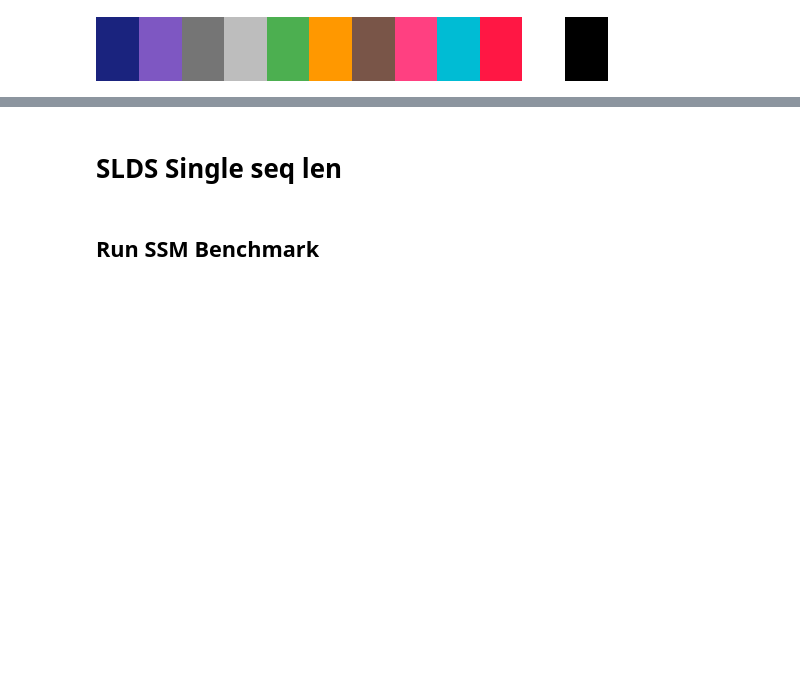
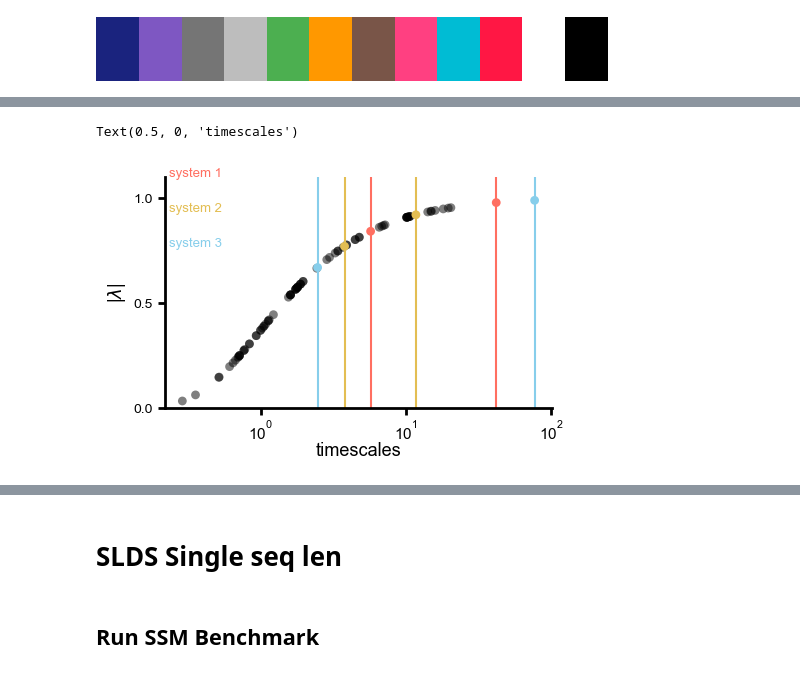
Before and after one commit to elliottabe/TiDHy, a Jupyter notebook: TiDHy_Figures02.ipynb, the cells around one changed output, grey strips where cells are left out. Cells and saved outputs as stored; diff of their text form; code cells hidden in the pictures; blank space fills up the shorter version.

```diff
--- a/TiDHy_Figures02.ipynb
+++ b/TiDHy_Figures02.ipynb
@@ -710,41 +735,53 @@ cbar.ax.tick_params(width=1,which="major")
 # %%
 # Trade off plot between accuracy of reconstruction and correct identification of unique timescales
 # %%
-###### Single Temporal Window Size timescales #####
-fig, axs = plt.subplots(1,1,figsize=(4,1))
+fig, axs = plt.subplots(1,1,figsize=(5,3))
 ax = axs
 dts = 1/len(np.unique(full_state_z))
 y_ranges=np.repeat([[0,1]],3,axis=0)
-timescales_As = np.real(np.log(np.linalg.eigvals(As)))[:,:,0].reshape(-1)
+timescales_As = 1/np.abs(np.real(np.log(np.linalg.eigvals(As)))[:,:,0].reshape(-1))
+evals_As = np.linalg.eigvals(As)[:,:,0].reshape(-1)
 R_bar = result_dict['{}'.format(seq_len[ts])]['R_bar'].reshape(-1,result_dict['{}'.format(seq_len[ts])]['R_bar'].shape[-1])
 R_hat = result_dict['{}'.format(seq_len[ts])]['R_hat'].reshape(-1,result_dict['{}'.format(seq_len[ts])]['R_hat'].shape[-1])
-R2_hat = result_dict['{}'.format(seq_len[ts])]['R2_hat'].reshape(-1,result_dict['{}'.format(seq_len[ts])]['R2_hat'].shape[-1])
 Uhat_all = []
-for p in range(ssm_params.Nlds):
-    for state in range(ssm_params.n_disc_states):
-        rhat2 = R2_hat[np.where(full_state_z==state)[0],:]
-        Uhat_0 = np.linalg.inv(rhat2[:-1].T@rhat2[:-1])@rhat2[:-1].T@rhat2[1:]
-        Uhat_all.append(Uhat_0)
+for state in range(len(np.unique(full_state_z))):
+    rhat2 = R_hat[np.where(full_state_z==state)[0],:]
+    Uhat_0 = np.linalg.inv(rhat2[:-1].T@rhat2[:-1])@rhat2[:-1].T@rhat2[1:]
+    Uhat_all.append(Uhat_0)
+
+# for p in range(ssm_params.Nlds):
+#     for state in range(ssm_params.n_disc_states):
+#         rhat2 = R_hat[np.where(states_z_test[p]==state)[0],:]
+#         Uhat_0 = np.linalg.inv(rhat2[:-1].T@rhat2[:-1])@rhat2[:-1].T@rhat2[1:]
+#         Uhat_all.append(Uhat_0)
 
 Uhat_all = np.stack(Uhat_all)
 evals_Uhat_all = np.linalg.eigvals(Uhat_all).reshape(-1)
-timescales = np.real(np.log(evals_Uhat_all))
-
-ax.scatter(x=timescales,y=np.random.uniform(y_ranges[state,0],y_ranges[state,1],timescales.shape[0]),
+timescales = 1/np.abs(np.real(np.log(evals_Uhat_all)))
+ax.scatter(x=timescales,y=np.abs(evals_Uhat_all),
             c='k',s=40,alpha=.5,edgecolor='None')
 for n in range(len(timescales_As)):
     ax.axvline(x=timescales_As[n],c=sys_clrs[clr_ind[n]])
-
+    ax.scatter(x=timescales_As[n],y=np.abs(evals_As[n]),
+            c=sys_clrs[clr_ind[n]],s=40,alpha=1,edgecolor='None')
 ax.set_xscale('symlog',linthresh=.1)
+ax.set_yticks([0,.5,1])
+ax.set_ylim(0,1.1)
 # ax.set_yticks([np.diff(y_ranges)[0,0]/2 + q*dts for q in range(len(np.unique(full_state_z)))])
 # ax.set_yticklabels([''.join(lst2[n]) for n in range(len(lst2))],fontsize=fontsize-2)
 # ax.set_xticks([0,-10e0,-10e-1])
 ax.tick_params(axis='x', labelsize=fontsize-2)
-y = .95
-dy = 0.25
-ax.annotate('System 1', xy=(.8,y),xycoords='axes fraction',color=clr2b[0],fontsize=fontsize)
-ax.annotate('System 2', xy=(.8,y-dy),xycoords='axes fraction',color=clr2b[1],fontsize=fontsize)
-ax.annotate('System 3', xy=(.8,y-2*dy),xycoords='axes fraction',color=clr2b[2],fontsize=fontsize)
+ax.set_ylabel('|$\lambda$|',fontsize=fontsize)
+y = 1
+dy = 0.15
+ax.annotate('system 1', xy=(.01,y),xycoords='axes fraction',color=sys_clrs[clr_ind[0]],fontsize=fontsize-3.5)
+ax.annotate('system 2', xy=(.01,y-dy),xycoords='axes fraction',color=sys_clrs[clr_ind[2]],fontsize=fontsize-3.5)
+ax.annotate('system 3', xy=(.01,y-2*dy),xycoords='axes fraction',color=sys_clrs[clr_ind[4]],fontsize=fontsize-3.5)
+# ax.set_xticks([0,-10e0,-10e-1])
+ax.set_xlabel('timescales',fontsize=fontsize,labelpad=-1)
+# %% [output]
+Text(0.5, 0, 'timescales')
+[figure, added]
 # %%
 fig,axs = plt.subplots(1,1,figsize=(4,4))
 seq_len=[100,200,500,1000]
```
Also changed, not shown: parts of 14 cells of this notebook, 4 other files.
